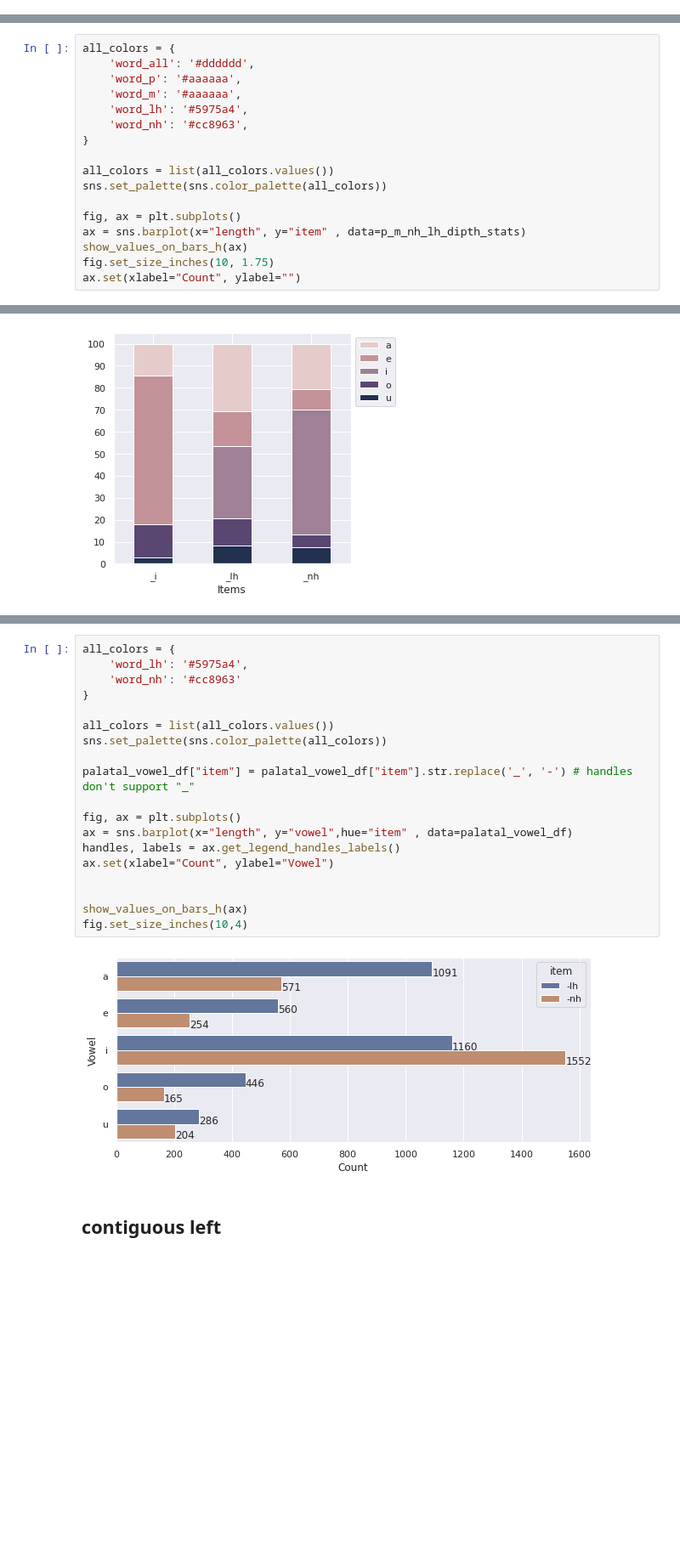
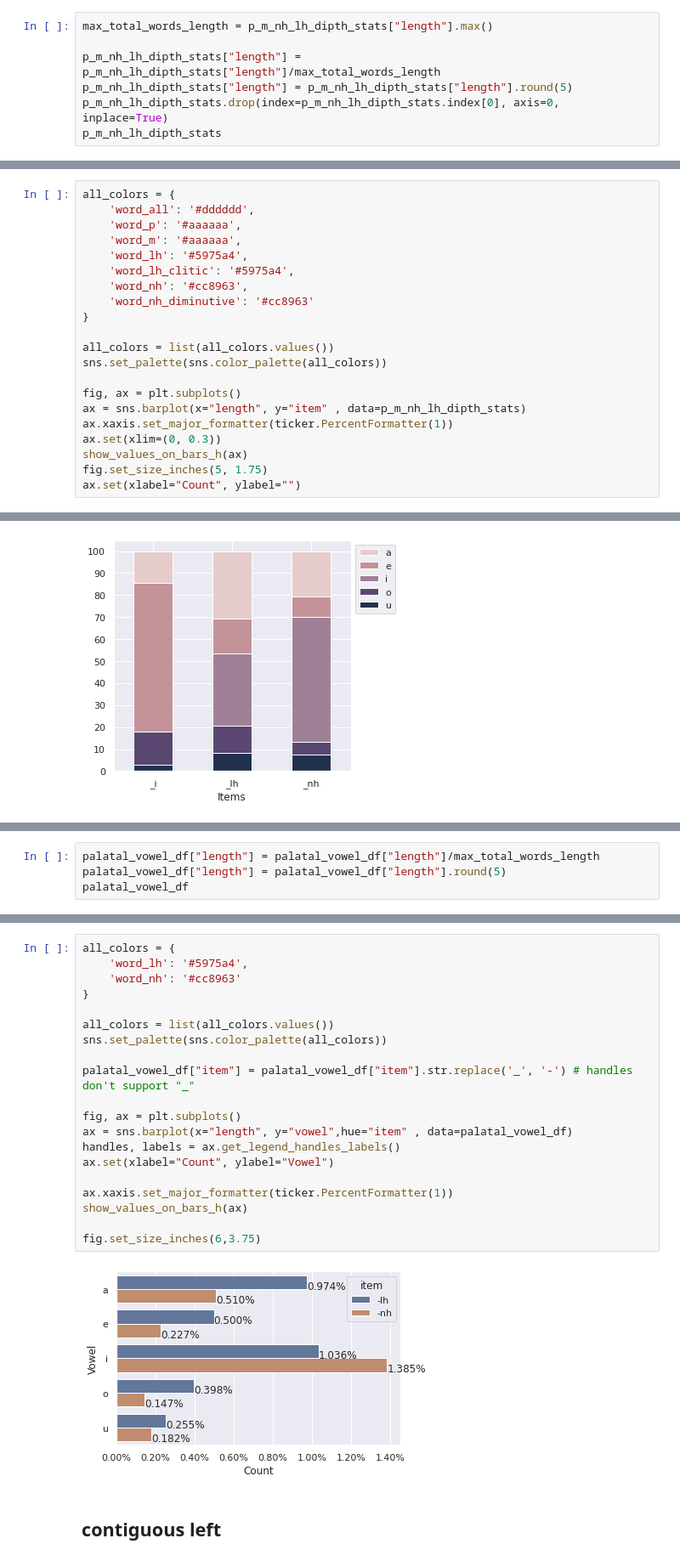
Before and after one commit to Portophon/palatal-sonorants-pt, a Jupyter notebook: NH_&_LH_DicioAberto_stats.ipynb, the cells around one changed output, grey strips where cells are left out. Shown: that part at 85% size. Saved outputs shown, nothing was run; the diff lists cells and outputs as text; blank space fills up the shorter version.

```diff
--- a/NH_&_LH_DicioAberto_stats.ipynb
+++ b/NH_&_LH_DicioAberto_stats.ipynb
@@ -593,3 +629,10 @@ p_m_nh_lh_dipth_stats
 | 2 | word_m | 26866 |
 | 3 | word_lh | 3547 |
 | 4 | word_nh | 2755 |
+# %%
+max_total_words_length = p_m_nh_lh_dipth_stats["length"].max()
+
+p_m_nh_lh_dipth_stats["length"] = p_m_nh_lh_dipth_stats["length"]/max_total_words_length
+p_m_nh_lh_dipth_stats["length"] = p_m_nh_lh_dipth_stats["length"].round(5)
+p_m_nh_lh_dipth_stats.drop(index=p_m_nh_lh_dipth_stats.index[0], axis=0, inplace=True)
+p_m_nh_lh_dipth_stats
@@ -599,7 +648,9 @@ all_colors = {
     'word_p': '#aaaaaa',
     'word_m': '#aaaaaa',
     'word_lh': '#5975a4',
+    'word_lh_clitic': '#5975a4',
     'word_nh': '#cc8963',
+    'word_nh_diminutive': '#cc8963'
 }
 
 all_colors = list(all_colors.values())
@@ -607,8 +658,10 @@ sns.set_palette(sns.color_palette(all_colors))
 
 fig, ax = plt.subplots()
 ax = sns.barplot(x="length", y="item" , data=p_m_nh_lh_dipth_stats)
+ax.xaxis.set_major_formatter(ticker.PercentFormatter(1))
+ax.set(xlim=(0, 0.3))
 show_values_on_bars_h(ax)
-fig.set_size_inches(10, 1.75)
+fig.set_size_inches(5, 1.75)
 ax.set(xlabel="Count", ylabel="")
 # %% [output]
 [Text(0.5, 0, 'Count'), Text(0, 0.5, '')]
@@ -871,0 +923,4 @@ palatal_vowel_df
+# %%
+palatal_vowel_df["length"] = palatal_vowel_df["length"]/max_total_words_length
+palatal_vowel_df["length"] = palatal_vowel_df["length"].round(5)
+palatal_vowel_df
@@ -872,24 +939,25 @@ palatal_vowel_df
 # %%
 all_colors = {
     'word_lh': '#5975a4',
     'word_nh': '#cc8963'
 }
 
 all_colors = list(all_colors.values())
 sns.set_palette(sns.color_palette(all_colors))
 
 palatal_vowel_df["item"] = palatal_vowel_df["item"].str.replace('_', '-') # handles don't support "_"
 
 fig, ax = plt.subplots()
 ax = sns.barplot(x="length", y="vowel",hue="item" , data=palatal_vowel_df)
 handles, labels = ax.get_legend_handles_labels()
 ax.set(xlabel="Count", ylabel="Vowel")
 
+ax.xaxis.set_major_formatter(ticker.PercentFormatter(1))
+show_values_on_bars_h(ax)
 
-show_values_on_bars_h(ax)
-fig.set_size_inches(10,4)
+fig.set_size_inches(6,3.75)
 # %% [output]
-[figure, old version]
+[figure, new version]
 # %% [markdown]
 ## contiguous left
 # %%
```
Also changed, not shown: parts of 14 cells of this notebook, 3 other files.
